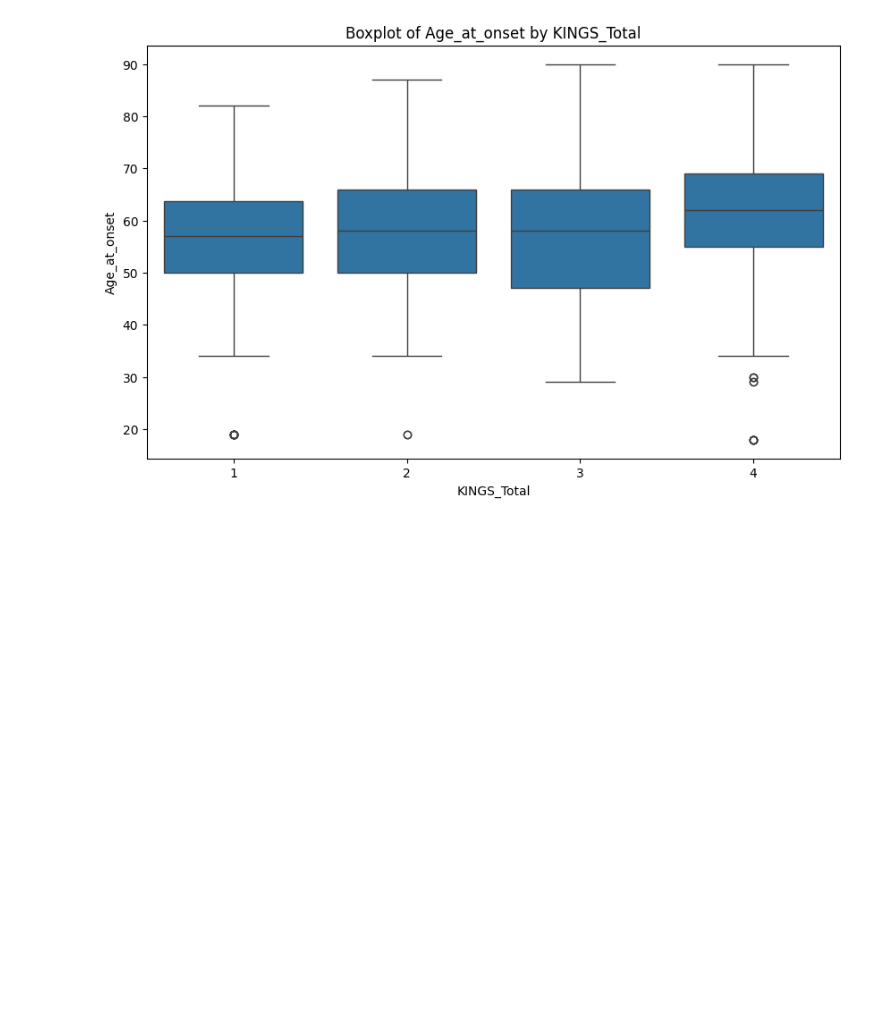
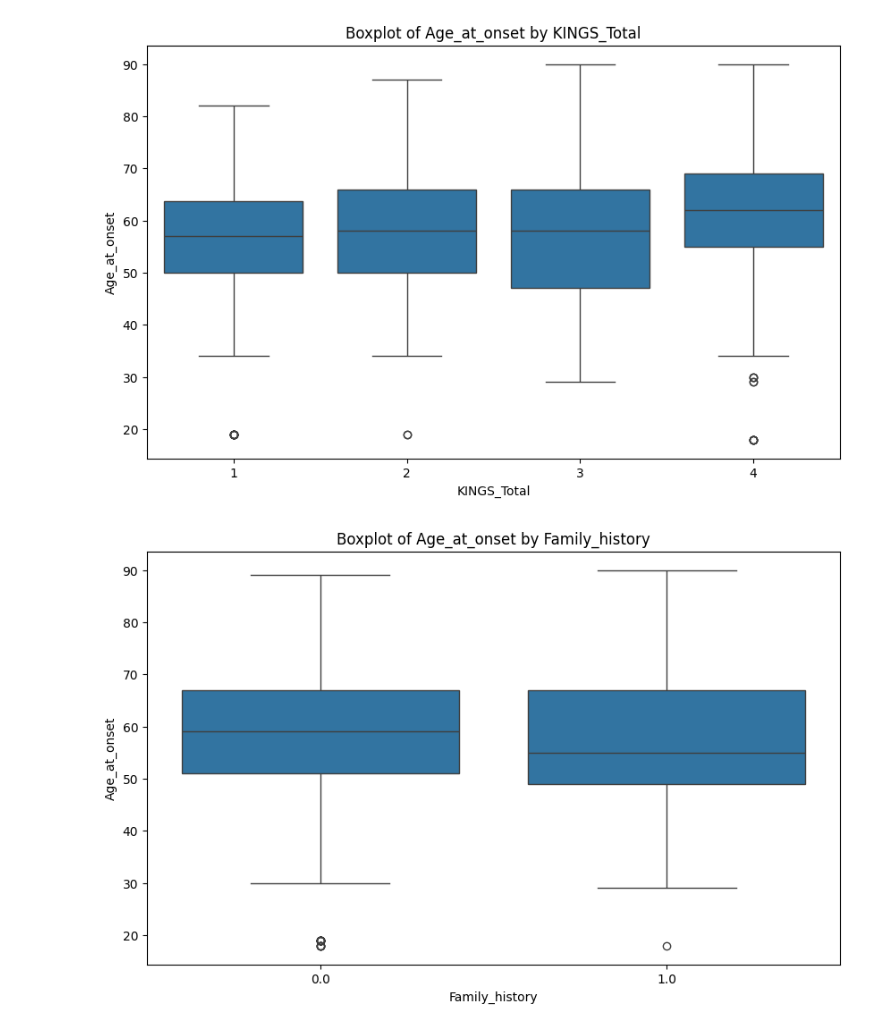
Before and after one commit to FaridRash/Advance-Statistical-Learnin--Semester-3, a Jupyter notebook: MH/PrePration.ipynb, the cells around one changed output. Drawn from its saved outputs; the diff is of its cells as text; code cells hidden in the pictures; blank space fills up the shorter version.

```diff
--- a/MH/PrePration.ipynb
+++ b/MH/PrePration.ipynb
@@ -766,3 +766,12 @@ plt.ylabel('Age_at_onset')
 plt.show()
 # %% [output]
 [figure]
+# %%
+plt.figure(figsize=(10, 6))
+sns.boxplot(data=df, x='Family_history', y='Age_at_onset')
+plt.title('Boxplot of Age_at_onset by Family_history')
+plt.xlabel('Family_history')
+plt.ylabel('Age_at_onset')
+plt.show()
+# %% [output]
+[figure, added]
```
Also changed, not shown: parts of 8 cells of this notebook.
